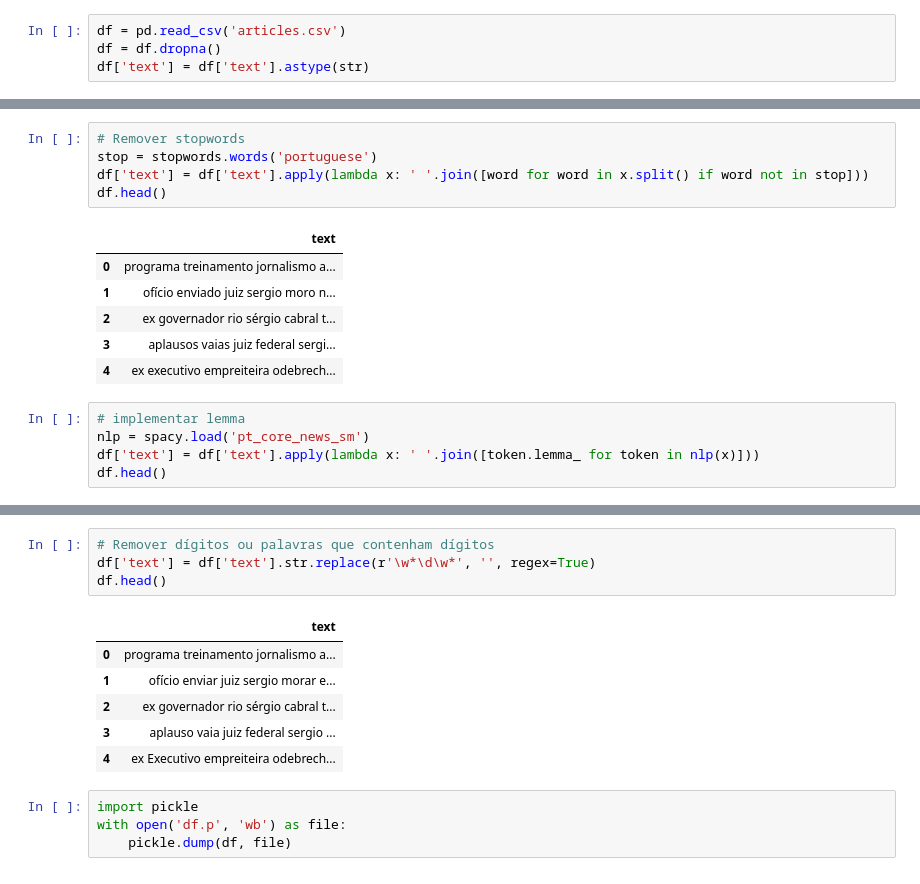
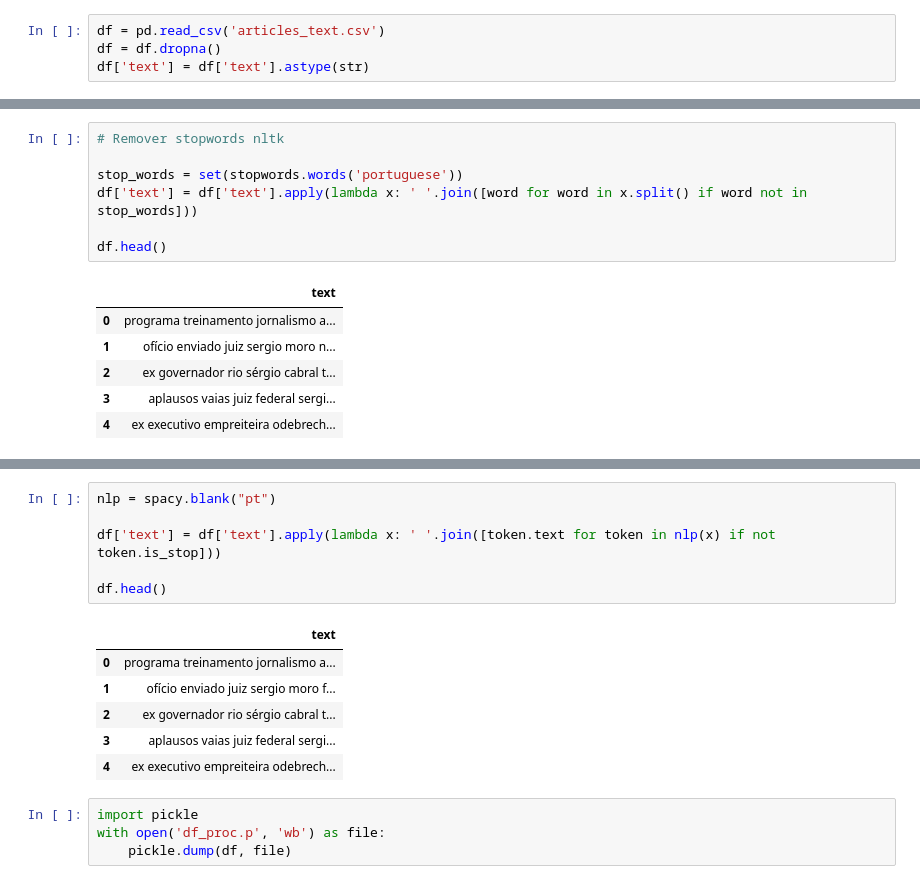
Before and after one commit to renatohack/2024.2-machine-learning, a Jupyter notebook: pb/tp5/pre-proc.ipynb, the cells around one changed output, grey strips where cells are left out. Saved outputs shown, nothing was run; the diff lists cells and outputs as text.

```diff
--- a/pb/tp5/pre-proc.ipynb
+++ b/pb/tp5/pre-proc.ipynb
@@ -46,5 +47,5 @@ import spacy
 # %%
-df = pd.read_csv('articles.csv')
+df = pd.read_csv('articles_text.csv')
 df = df.dropna()
 df['text'] = df['text'].astype(str)
 # %%
@@ -107,9 +108,11 @@ df.head()
 | 3 | entre aplausos e vaias o juiz fed... |
 | 4 | um ex executivo da empreiteira od... |
 # %%
-# Remover stopwords
-stop = stopwords.words('portuguese')
-df['text'] = df['text'].apply(lambda x: ' '.join([word for word in x.split() if word not in stop]))
+# Remover stopwords nltk
+
+stop_words = set(stopwords.words('portuguese'))
+df['text'] = df['text'].apply(lambda x: ' '.join([word for word in x.split() if word not in stop_words]))
+
 df.head()
 # %% [output]
 |  | text |
@@ -118,8 +121,3 @@ df.head()
 | 2 | ex governador rio sérgio cabral t... |
 | 3 | aplausos vaias juiz federal sergi... |
 | 4 | ex executivo empreiteira odebrech... |
-# %%
-# implementar lemma
-nlp = spacy.load('pt_core_news_sm')
-df['text'] = df['text'].apply(lambda x: ' '.join([token.lemma_ for token in nlp(x)]))
-df.head()
@@ -133,15 +124,17 @@ df.head()
-# %%
-# Remover dígitos ou palavras que contenham dígitos
-df['text'] = df['text'].str.replace(r'\w*\d\w*', '', regex=True)
-df.head()
-# %% [output]
-|  | text |
-| 0 | programa treinamento jornalismo a... |
-| 1 | ofício enviar juiz sergio morar e... |
-| 2 | ex governador rio sérgio cabral t... |
-| 3 | aplauso vaia juiz federal sergio ... |
-| 4 | ex Executivo empreiteira odebrech... |
+# %%
+nlp = spacy.blank("pt")
+
+df['text'] = df['text'].apply(lambda x: ' '.join([token.text for token in nlp(x) if not token.is_stop]))
+
+df.head()
+# %% [output]
+|  | text |
+| 0 | programa treinamento jornalismo a... |
+| 1 | ofício enviado juiz sergio moro f... |
+| 2 | ex governador rio sérgio cabral t... |
+| 3 | aplausos vaias juiz federal sergi... |
+| 4 | ex executivo empreiteira odebrech... |
 # %%
 import pickle
-with open('df.p', 'wb') as file:
+with open('df_proc.p', 'wb') as file:
     pickle.dump(df, file)
```
Also changed, not shown: parts of 3 cells of this notebook, 4 other files.
